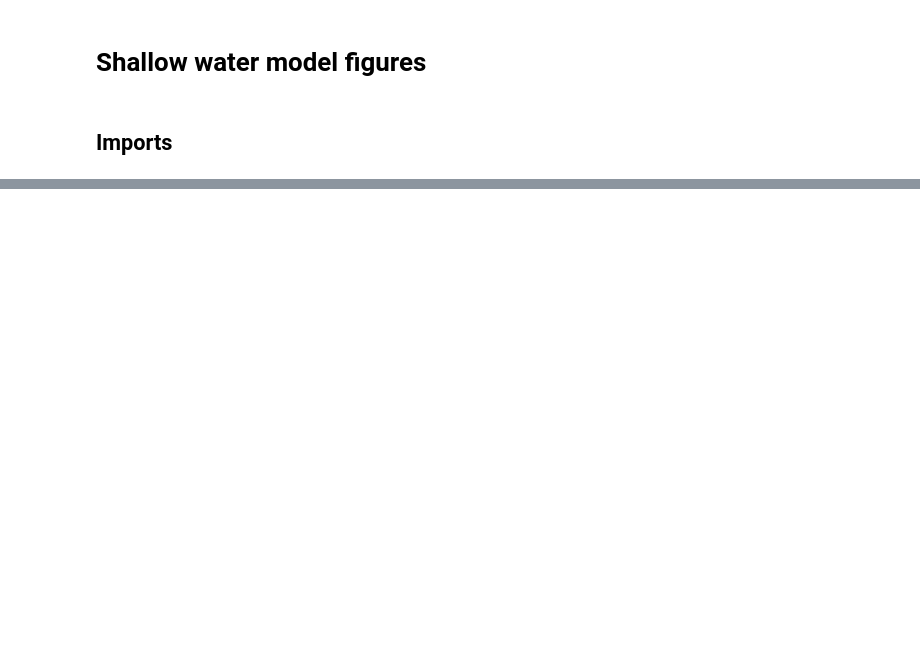
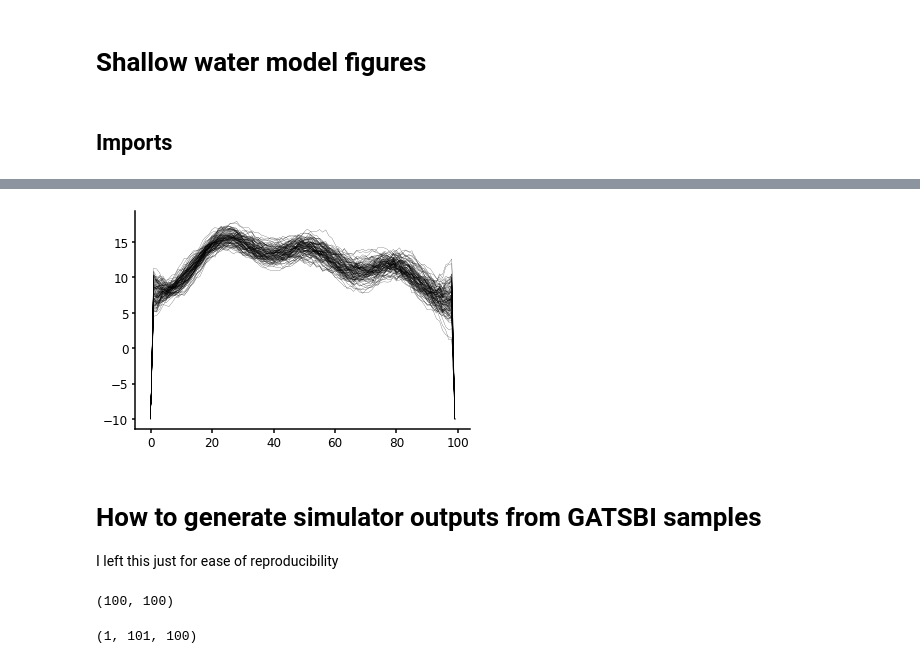
Before and after one commit to LoryPack/LFI_gen_networks_SRs, a Jupyter notebook: plotting_code/shallow_water.ipynb, the cells around one changed output, grey strips where cells are left out. Drawn from its saved outputs; the diff is of its cells as text; code cells hidden in the pictures; blank space fills up the shorter version.

```diff
--- a/plotting_code/shallow_water.ipynb
+++ b/plotting_code/shallow_water.ipynb
@@ -341,0 +983,7 @@ with mpl.rc_context(fname='./matplotlibrc'):
+# %%
+_ = plt.plot(post_samples["energy_score10_20"].T, color="k", alpha=1, lw=0.2)
+# %% [output]
+[figure, added]
+# %% [markdown]
+# How to generate simulator outputs from GATSBI samples
+I left this just for ease of reproducibility
@@ -341,0 +1062,4 @@ with mpl.rc_context(fname='./matplotlibrc'):
+# %%
+post_samples["gatsbi"].shape
+# %% [output]
+(100, 100)
@@ -341,0 +1071,4 @@ with mpl.rc_context(fname='./matplotlibrc'):
+# %%
+z.shape
+# %% [output]
+(1, 101, 100)
```
Also changed, not shown: parts of 73 cells of this notebook, 44 other files.
